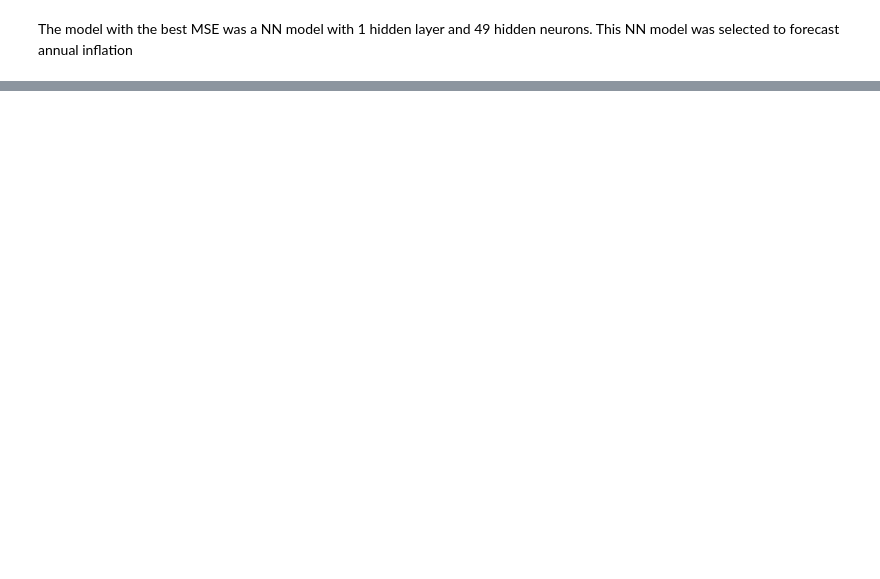
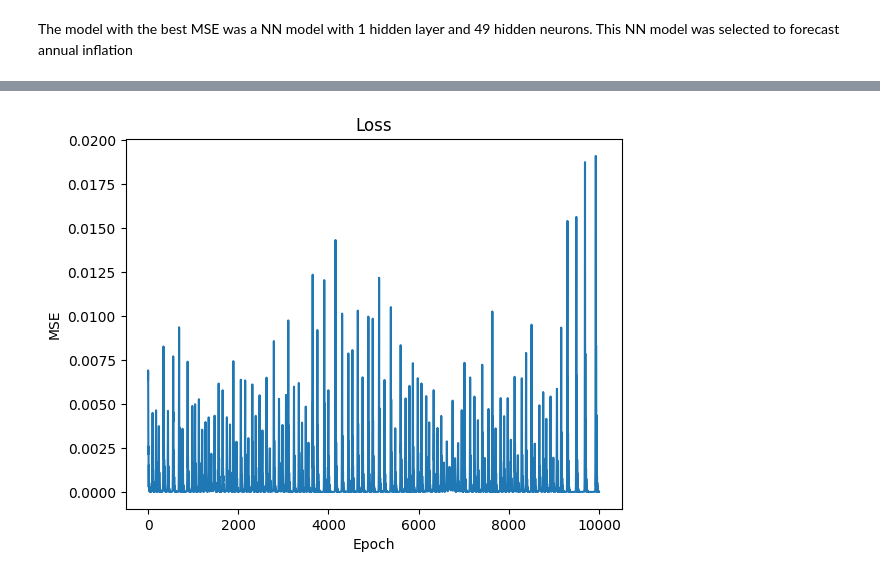
Before and after one commit to NataliaPerez08/Proyecto-Redes-Neuronales, a Jupyter notebook: proyecto.ipynb, the cells around one changed output, grey strips where cells are left out. Saved outputs shown, nothing was run; the diff lists cells and outputs as text; code cells hidden in the pictures; blank space fills up the shorter version.

```diff
--- a/proyecto.ipynb
+++ b/proyecto.ipynb
@@ -162,23 +168,15 @@ loss_function = nn.MSELoss()
 optimizer = optim.Adam(model.parameters(), lr=0.01)
 # %%
 # Entrenar el modelo usando el conjunto de entrenamiento y validación
-n_epochs = 100000
-train_losses = []
-val_losses = []
-
+n_epochs = 10000
+loss_train = []
 for epoch in range(n_epochs):
-
     model.train()
     optimizer.zero_grad()
     y_pred = model(X_train)
-    loss = loss_function(y_pred.view(-1), y_train)
+    loss = loss_function(y_pred.squeeze(), y_train)
     loss.backward()
     optimizer.step()
-    train_losses.append(loss.item())
-    # Evaluar el modelo con el conjunto de validación
-    model.eval()
-    y_val_pred = model(X_val)
-    loss_val = loss_function(y_val_pred.view(-1), y_val)
-    val_losses.append(loss_val.item())
-    if epoch % 100 == 0:
-        print(f'Epoch {epoch}, Train Loss {loss.item()}, Validation Loss {loss_val.item()}')
+    loss_train.append(loss.item())
+    if epoch % 1000 == 0:
+        print(f'Epoch: {epoch}, Loss: {loss.item()}')
@@ -185,11 +194,12 @@ for epoch in range(n_epochs):
 # %%
 # Graficar la función de pérdida
-plt.figure(figsize=(10,5))
-plt.plot(train_losses, label='Train Loss')
-plt.plot(test_losses, label='Test Loss')
-plt.legend()
-plt.title('Loss function')
+plt.plot(loss_train)
+plt.title('Loss')
+plt.xlabel('Epoch')
+plt.ylabel('MSE')
 plt.show()
+# %% [output]
+[figure, added]
 # %%
 # Predecir la inflación
 # Normalizar los datos
```
Also changed, not shown: parts of 9 cells of this notebook.
